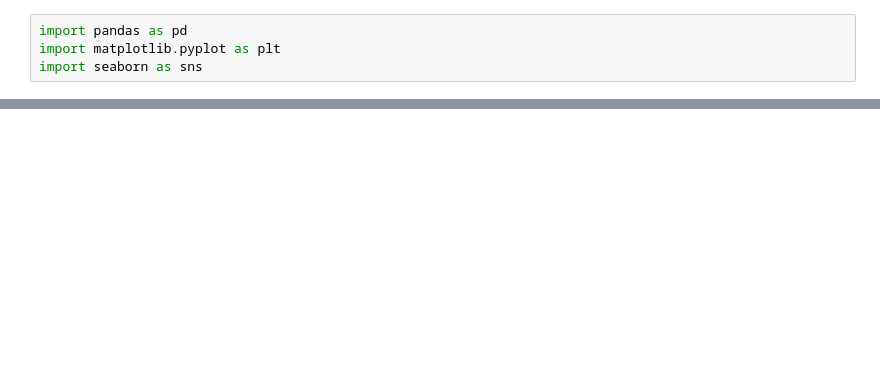
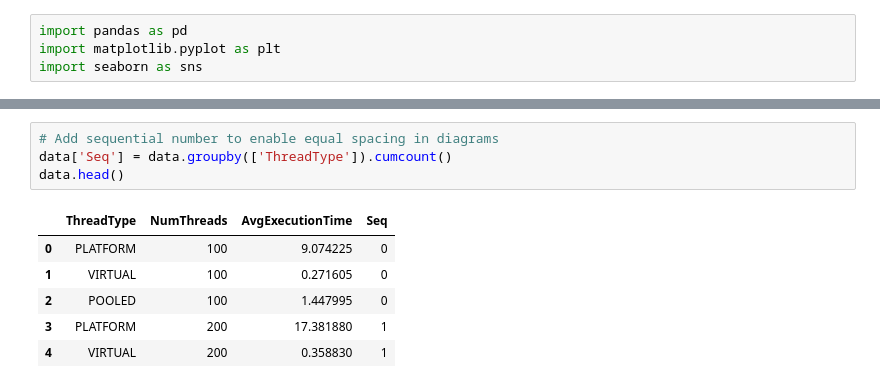
Before and after one commit to Banuran/HKA-Projektarbeit-1, a Jupyter notebook: visualization.ipynb, the cells around one changed output, grey strips where cells are left out. Saved outputs shown, nothing was run; the diff lists cells and outputs as text; blank space fills up the shorter version.

```diff
--- a/visualization.ipynb
+++ b/visualization.ipynb
@@ -16,0 +19,11 @@ data.head()
+# %%
+# Add sequential number to enable equal spacing in diagrams
+data['Seq'] = data.groupby(['ThreadType']).cumcount()
+data.head()
+# %% [output]
+|  | ThreadType | NumThreads | AvgExecutionTime | Seq |
+| 0 | PLATFORM | 100 | 9.074225 | 0 |
+| 1 | VIRTUAL | 100 | 0.271605 | 0 |
+| 2 | POOLED | 100 | 1.447995 | 0 |
+| 3 | PLATFORM | 200 | 17.381880 | 1 |
+| 4 | VIRTUAL | 200 | 0.358830 | 1 |
```
Also changed, not shown: parts of 10 cells of this notebook.
